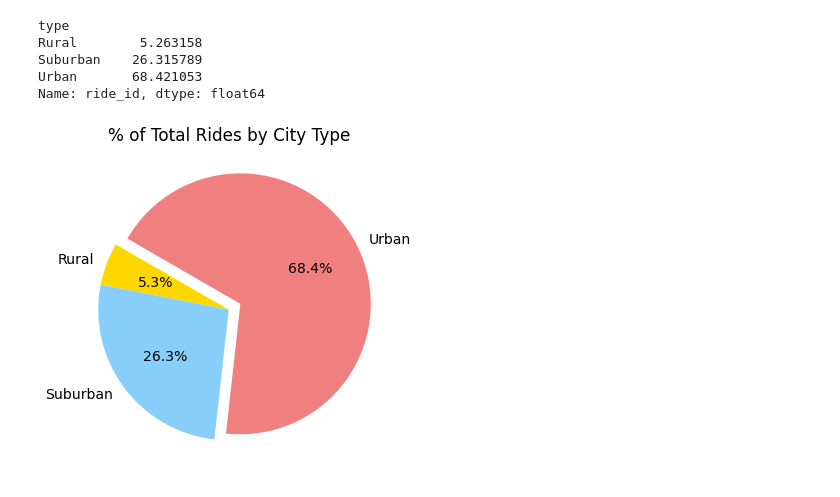
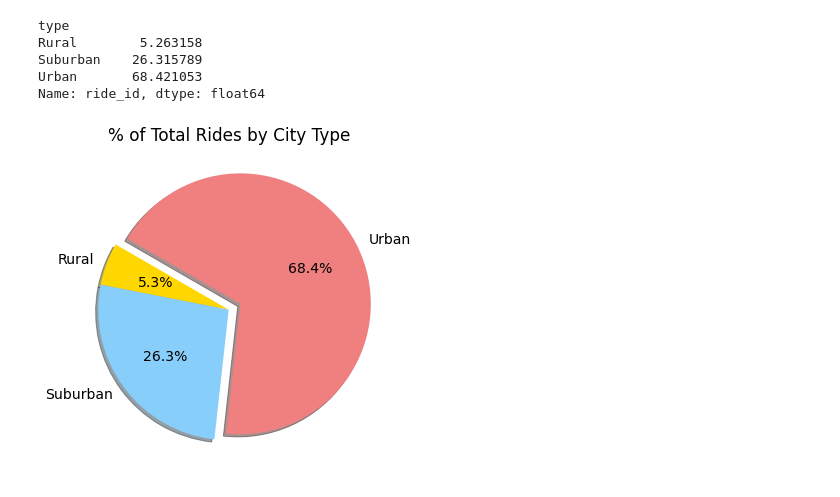
Before and after one commit to ian-zukowski/PyBer_Analysis_practice_M5, a Jupyter notebook: PyBer_Analysis_5.3_5.4.ipynb, the cells around one changed output. Saved outputs shown, nothing was run; the diff lists cells and outputs as text; code cells hidden in the pictures.

```diff
--- a/PyBer_Analysis_5.3_5.4.ipynb
+++ b/PyBer_Analysis_5.3_5.4.ipynb
@@ -832,17 +832,20 @@ Name: ride_id, dtype: float64
 # %%
 plt.subplots(figsize=(10,6))
 
 plt.pie(ride_count_percentages
         ,labels = city_type_list
        ,colors = color_list
        ,explode = explode_values
        ,autopct='%.1f%%'
+        ,shadow = True
        ,startangle=150)
 
 plt.title('% of Total Rides by City Type')
 
 mpl.rcParams['font.size']=14
 
+plt.savefig('analysis/Fig6.png')
+
 plt.show()
 # %% [output]
-[figure, old version]
+[figure, new version]
```
Also changed, not shown: parts of 2 cells of this notebook, 1 other file.
